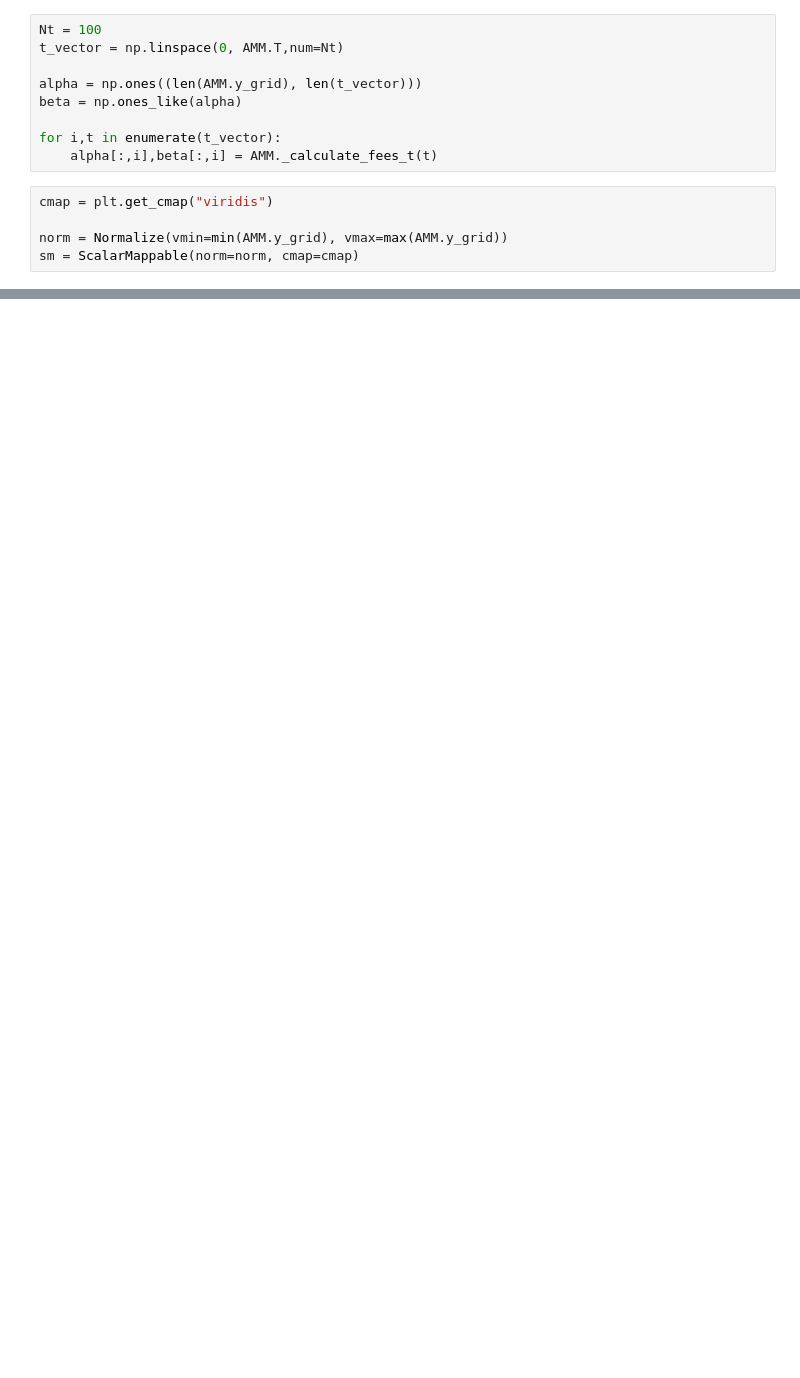
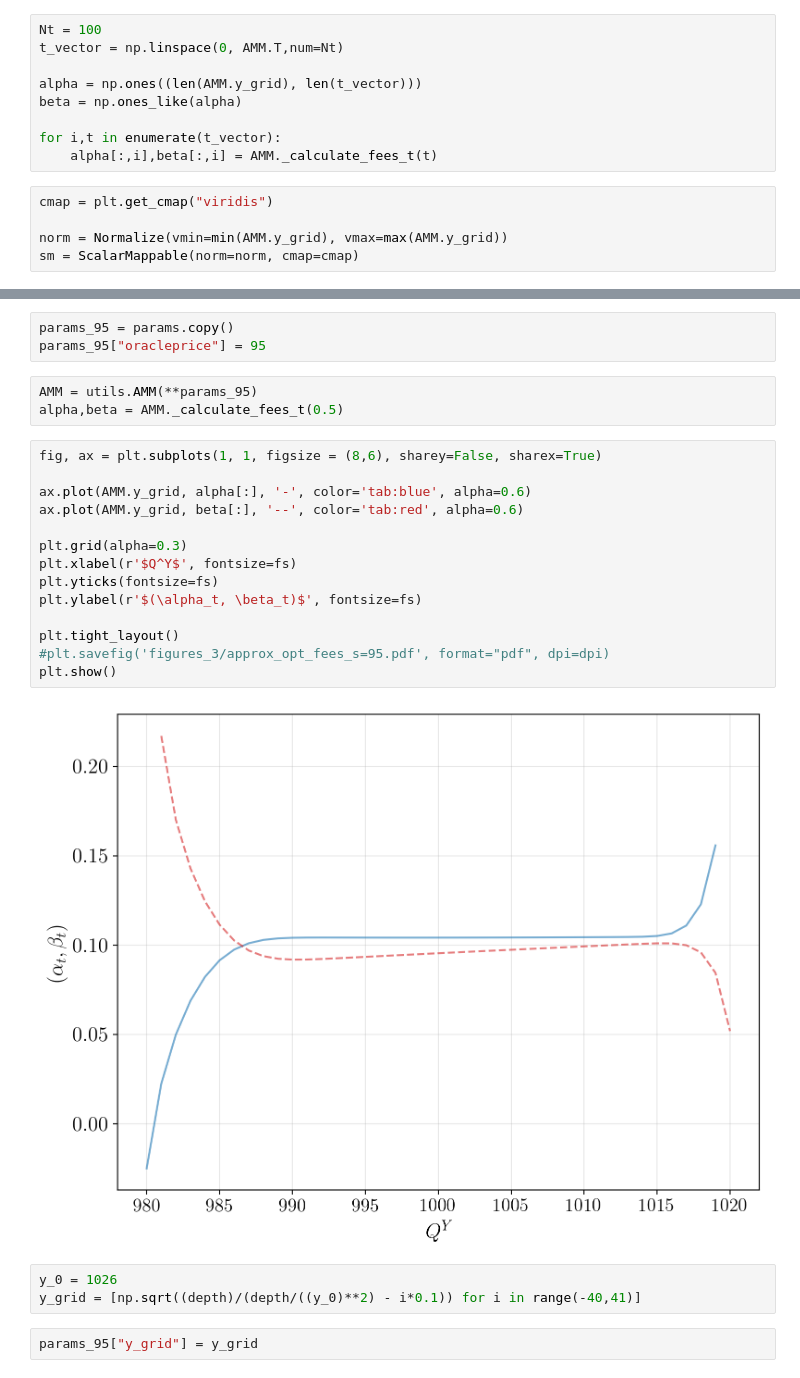
Before and after one commit to leonardobaggiani/amm-fees, a Jupyter notebook: simulationAMM.ipynb, the cells around one changed output, grey strips where cells are left out. Saved outputs shown, nothing was run; the diff lists cells and outputs as text; blank space fills up the shorter version.

```diff
--- a/simulationAMM.ipynb
+++ b/simulationAMM.ipynb
@@ -184,0 +167,27 @@ plt.show()
+# %%
+params_95 = params.copy()
+params_95["oracleprice"] = 95
+# %%
+AMM = utils.AMM(**params_95)
+alpha,beta = AMM._calculate_fees_t(0.5)
+# %%
+fig, ax = plt.subplots(1, 1, figsize = (8,6), sharey=False, sharex=True)
+
+ax.plot(AMM.y_grid, alpha[:], '-', color='tab:blue', alpha=0.6)
+ax.plot(AMM.y_grid, beta[:], '--', color='tab:red', alpha=0.6)
+
+plt.grid(alpha=0.3)
+plt.xlabel(r'$Q^Y$', fontsize=fs)
+plt.yticks(fontsize=fs)
+plt.ylabel(r'$(\alpha_t, \beta_t)$', fontsize=fs)
+
+plt.tight_layout()
+#plt.savefig('figures_3/approx_opt_fees_s=95.pdf', format="pdf", dpi=dpi)
+plt.show()
+# %% [output]
+[figure, added]
+# %%
+y_0 = 1026
+y_grid = [np.sqrt((depth)/(depth/((y_0)**2) - i*0.1)) for i in range(-40,41)]
+# %%
+params_95["y_grid"] = y_grid
```
Also changed, not shown: parts of 17 cells of this notebook, 14 other files.
